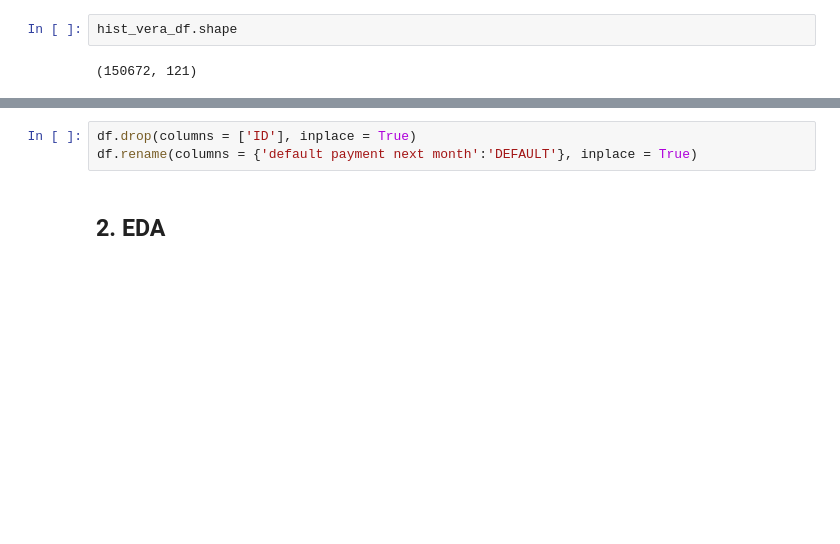
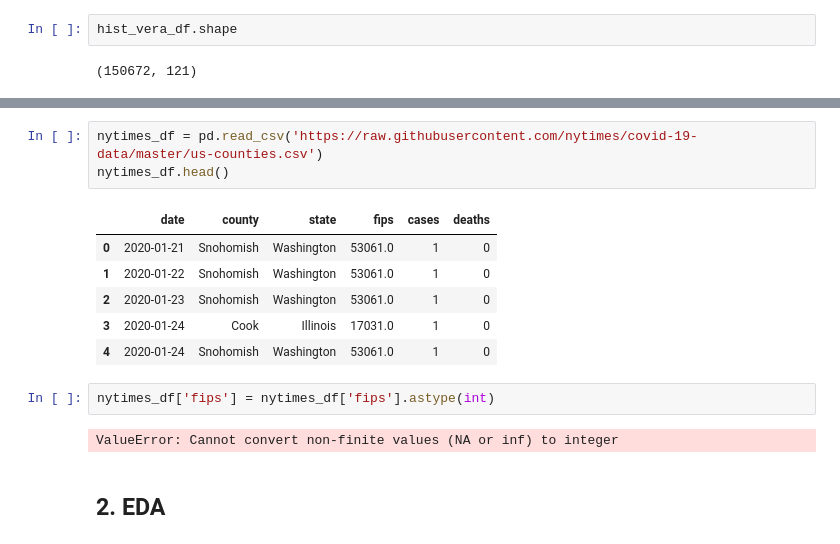
Before and after one commit to meaganlazer/Decarceration_COVID, a Jupyter notebook: Models.ipynb, the cells around one changed output, grey strips where cells are left out. Drawn from its saved outputs; the diff is of its cells as text; blank space fills up the shorter version.

```diff
--- a/Models.ipynb
+++ b/Models.ipynb
@@ -113,6 +86,17 @@ death_df
-# %%
-df.drop(columns = ['ID'], inplace = True)
-df.rename(columns = {'default payment next month':'DEFAULT'}, inplace = True)
+# %%
+nytimes_df = pd.read_csv('https://raw.githubusercontent.com/nytimes/covid-19-data/master/us-counties.csv')
+nytimes_df.head()
+# %% [output]
+|  | date | county | state | fips | cases | deaths |
+| 0 | 2020-01-21 | Snohomish | Washington | 53061.0 | 1 | 0 |
+| 1 | 2020-01-22 | Snohomish | Washington | 53061.0 | 1 | 0 |
+| 2 | 2020-01-23 | Snohomish | Washington | 53061.0 | 1 | 0 |
+| 3 | 2020-01-24 | Cook | Illinois | 17031.0 | 1 | 0 |
+| 4 | 2020-01-24 | Snohomish | Washington | 53061.0 | 1 | 0 |
+# %%
+nytimes_df['fips'] = nytimes_df['fips'].astype(int)
+# %% [output]
+ValueError: Cannot convert non-finite values (NA or inf) to integer
 # %% [markdown]
 ## 2. EDA
 # %%
```
Also changed, not shown: parts of 4 cells of this notebook, 1 other file.
